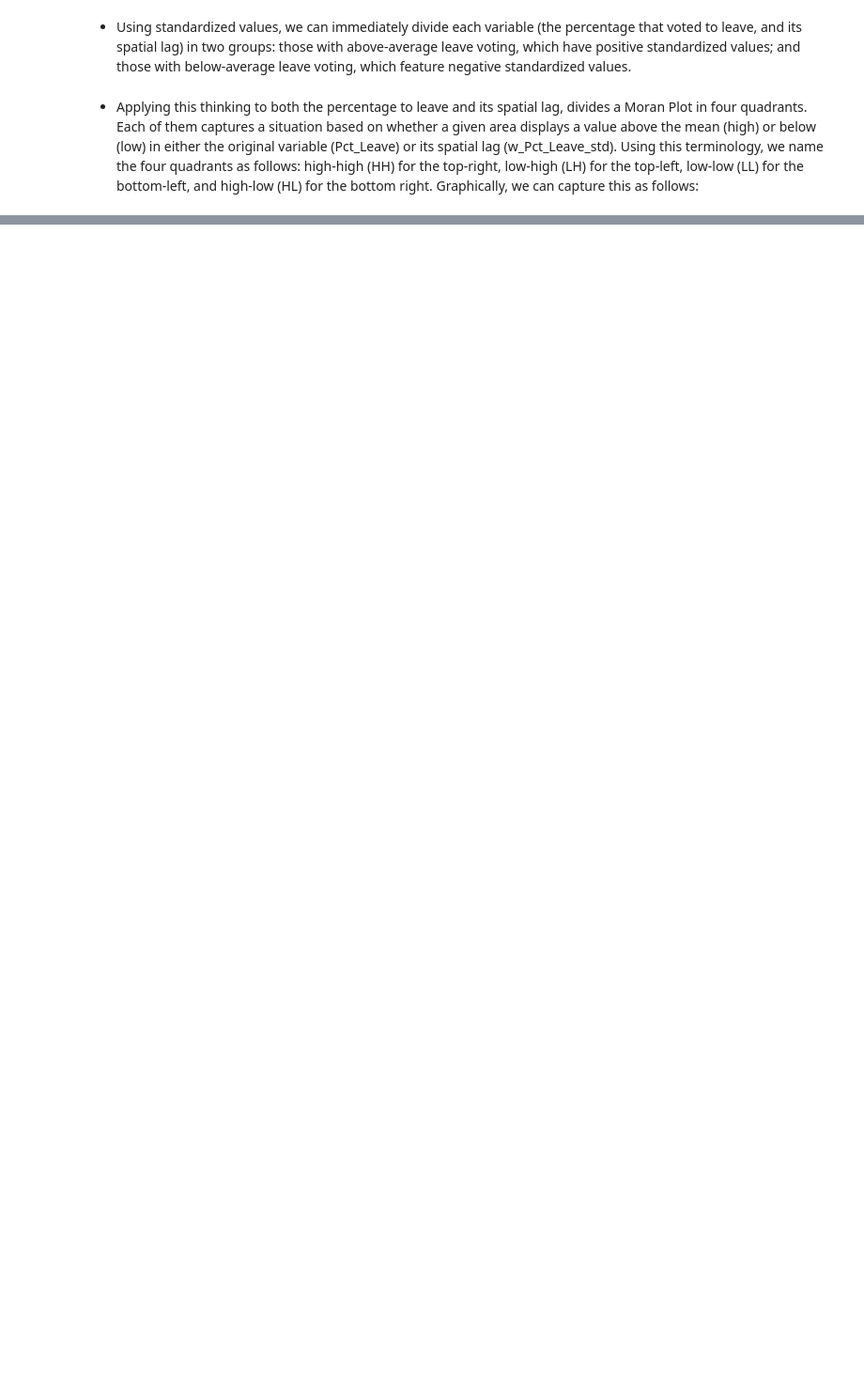
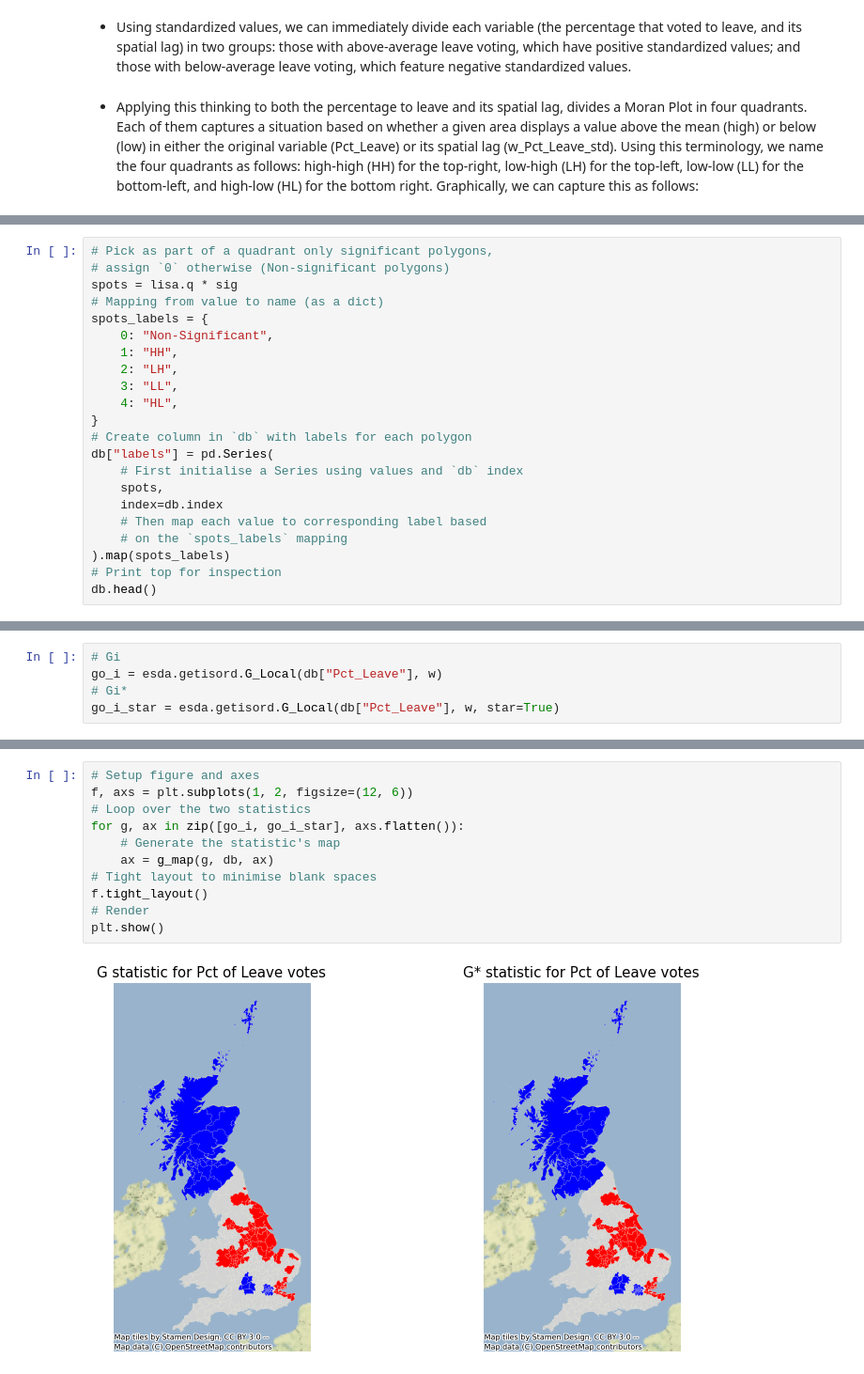
Before and after one commit to Maras13/geographic_data_science, a Jupyter notebook: Local_Spatial_Autocorrelation.ipynb, the cells around one changed output, grey strips where cells are left out. Shown at 94% size. Cells and saved outputs as stored; diff of their text form; blank space fills up the shorter version.

```diff
--- a/Local_Spatial_Autocorrelation.ipynb
+++ b/Local_Spatial_Autocorrelation.ipynb
@@ -136,0 +350,22 @@ plt.show()
+# %%
+# Pick as part of a quadrant only significant polygons,
+# assign `0` otherwise (Non-significant polygons)
+spots = lisa.q * sig
+# Mapping from value to name (as a dict)
+spots_labels = {
+    0: "Non-Significant",
+    1: "HH",
+    2: "LH",
+    3: "LL",
+    4: "HL",
+}
+# Create column in `db` with labels for each polygon
+db["labels"] = pd.Series(
+    # First initialise a Series using values and `db` index
+    spots,
+    index=db.index
+    # Then map each value to corresponding label based
+    # on the `spots_labels` mapping
+).map(spots_labels)
+# Print top for inspection
+db.head()
@@ -136,0 +396,5 @@ plt.show()
+# %%
+# Gi
+go_i = esda.getisord.G_Local(db["Pct_Leave"], w)
+# Gi*
+go_i_star = esda.getisord.G_Local(db["Pct_Leave"], w, star=True)
@@ -136,0 +450,13 @@ plt.show()
+# %%
+# Setup figure and axes
+f, axs = plt.subplots(1, 2, figsize=(12, 6))
+# Loop over the two statistics
+for g, ax in zip([go_i, go_i_star], axs.flatten()):
+    # Generate the statistic's map
+    ax = g_map(g, db, ax)
+# Tight layout to minimise blank spaces
+f.tight_layout()
+# Render
+plt.show()
+# %% [output]
+[figure, added]
```
Also changed, not shown: parts of 40 cells of this notebook, 1 other file.
